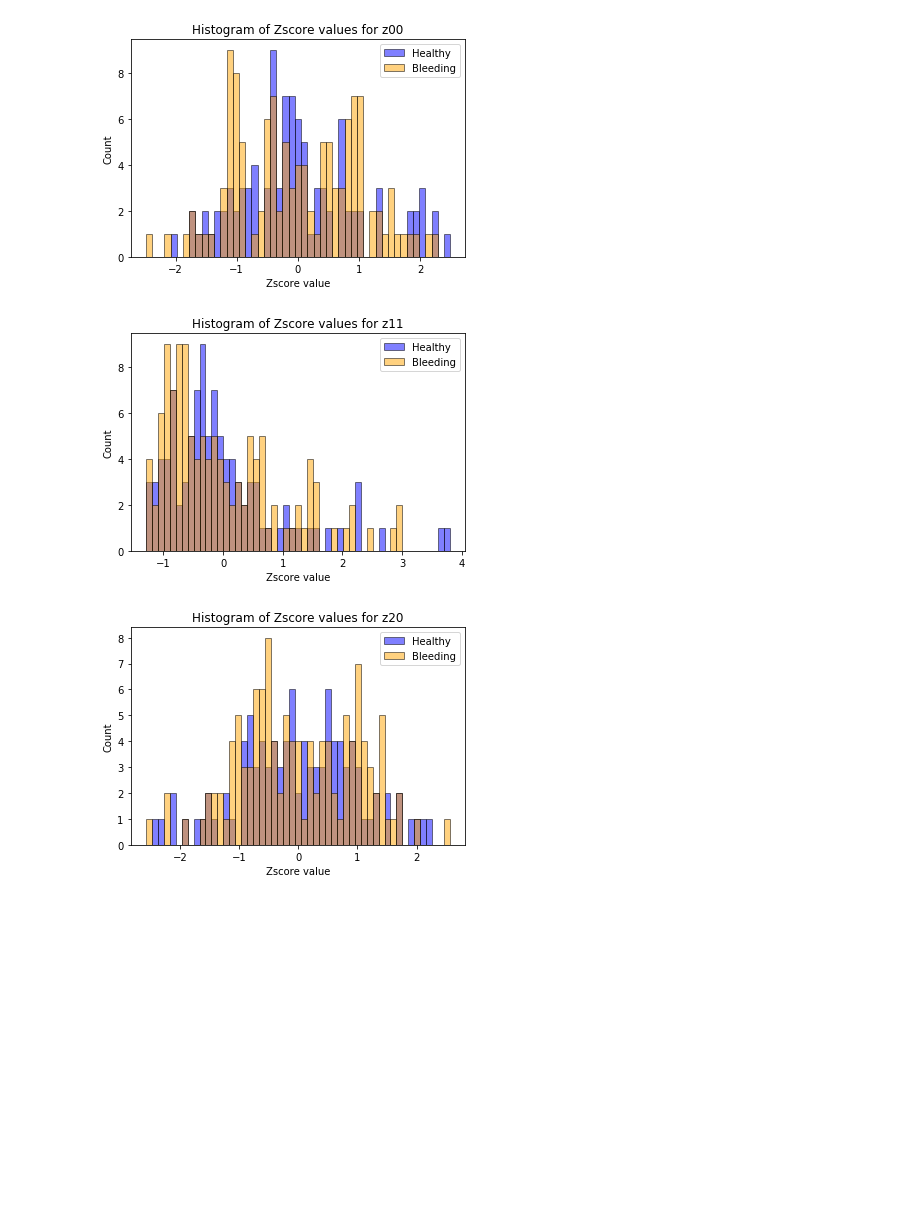
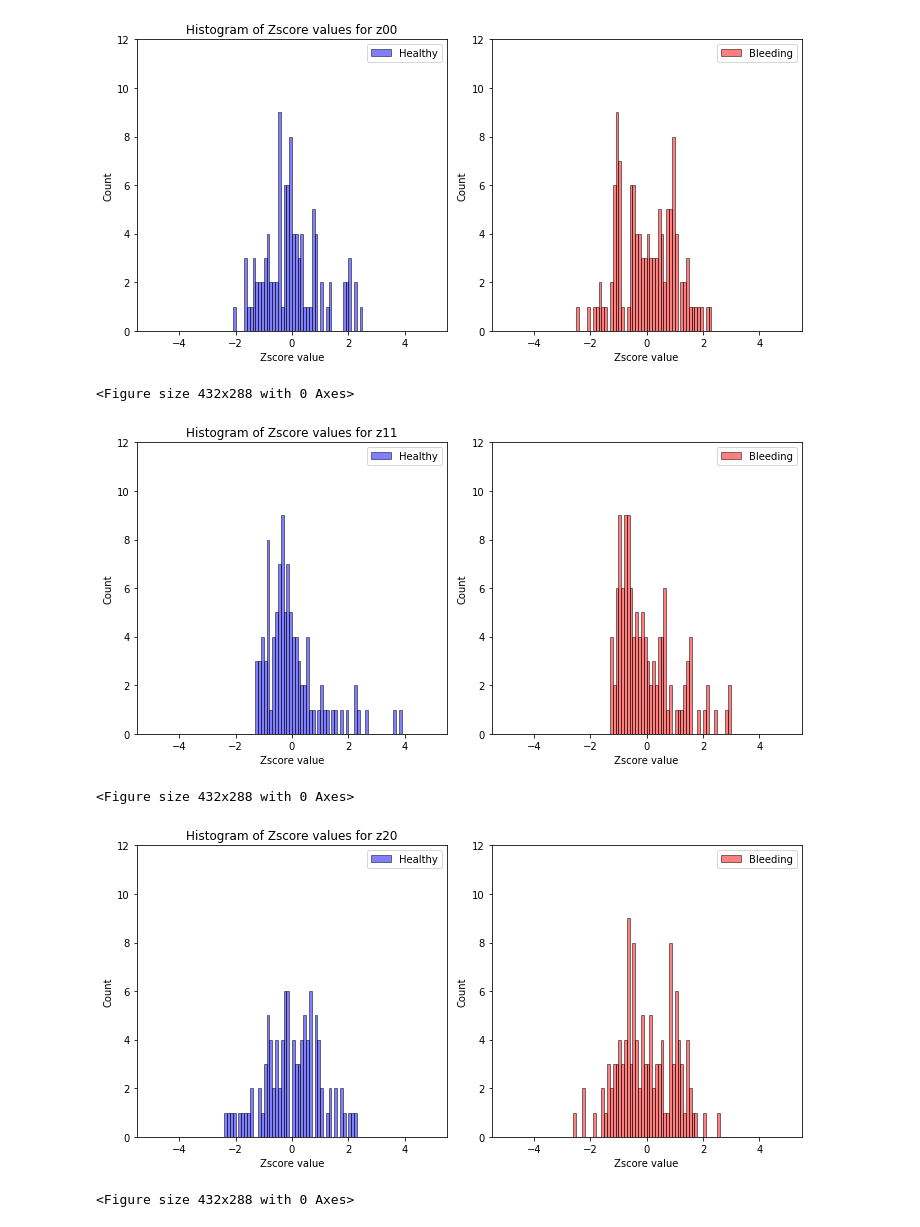
Before and after one commit to verakash21/Dissertation, a Jupyter notebook: Zscore_hist_plot.ipynb, the cells around one changed output. Cells and saved outputs as stored; diff of their text form; code cells hidden in the pictures; blank space fills up the shorter version.

```diff
--- a/Zscore_hist_plot.ipynb
+++ b/Zscore_hist_plot.ipynb
@@ -1,43 +1,59 @@
 # %%
+%matplotlib inline
 import numpy as np
 import matplotlib.pyplot as plt
 import pandas as pd
 
 def plotGraph(df, df_bleed, color, color_bleed, col1, col_name):
-    min_val = np.minimum(df.iloc[0:100,col1].min(), df_bleed.iloc[0:120,col1].min())
-    max_val = np.maximum(df.iloc[0:100,col1].max(),df_bleed.iloc[0:120,col1].max())
-    bin_size = 0.1; min_edge = min_val; max_edge = max_val
+    #min_val = np.minimum(df.iloc[0:100,col1].min(), df_bleed.iloc[0:120,col1].min())
+    #max_val = np.maximum(df.iloc[0:100,col1].max(),df_bleed.iloc[0:120,col1].max())
+    plt.figure(figsize=(10,5))
+    plt.subplot(1, 2, 1)
+    bin_size = 0.1; min_edge = -5; max_edge = 5
     N = (max_edge-min_edge)/bin_size; Nplus1 = N + 1
     bin_list = np.linspace(min_edge, max_edge, Nplus1)
-    plt.hist(df.iloc[0:100,col1], color=color, edgecolor = 'black',alpha=0.5, bins=bin_list, label='Healthy')
+    plt.hist(df.iloc[0:100,col1], color=color,edgecolor = 'black',alpha=0.5,  bins=bin_list, label='Healthy')
+    plt.legend(loc='upper right')
     plt.title('Histogram of Zscore values for {}'.format(col_name))
     plt.xlabel('Zscore value')
     plt.ylabel('Count')
-    plt.hist(df_bleed.iloc[0:120,col1],color=color_bleed, edgecolor = 'black',alpha=0.5, bins=bin_list, label='Bleeding')
+    axes = plt.gca()
+    axes.set_ylim([0,12])
+    plt.subplot(1, 2, 2)
+    plt.hist(df_bleed.iloc[0:120,col1],color=color_bleed,edgecolor = 'black',alpha=0.5,  bins=bin_list, label='Bleeding')
+    plt.xlabel('Zscore value')
+    plt.ylabel('Count')
     plt.legend(loc='upper right')
+    axes = plt.gca()
+    #axes.set_xlim([xmin,xmax])
+    axes.set_ylim([0,12])
+    plt.tight_layout()
     plt.show()
     plt.clf()
     return
 
 
 def printGraph(df, df_bleed, color, color_bleed):
    plotGraph(df, df_bleed, color, color_bleed, 11,'z00')
    plotGraph(df, df_bleed, color, color_bleed, 12,'z11')
    plotGraph(df, df_bleed, color, color_bleed, 13,'z20')
    plotGraph(df, df_bleed, color, color_bleed, 14,'z22')
    plotGraph(df, df_bleed, color, color_bleed, 15,'z31')
    plotGraph(df, df_bleed, color, color_bleed, 16,'z33')
    plotGraph(df, df_bleed, color, color_bleed, 17,'z40')
    plotGraph(df, df_bleed, color, color_bleed, 18,'z42')
    plotGraph(df, df_bleed, color, color_bleed, 19,'z44')
    return
 
 data_file = 'Moments_data_normal.xlsx'
 df = pd.read_excel(data_file)
 data_file = 'Moments_data_bleeding.xlsx'
 df_1 = pd.read_excel(data_file)
-printGraph(df,df_1,'blue','orange')
+printGraph(df,df_1,'blue','red')
 # %% [output]
-[figure, old version]
+[figure, new version]
+<Figure size 432x288 with 0 Axes>
-[figure, old version]
+[figure, new version]
+<Figure size 432x288 with 0 Axes>
-[figure, old version]
+[figure, new version]
+<Figure size 432x288 with 0 Axes>
```
Also changed, not shown: parts of 1 cell of this notebook, 3 other files.
